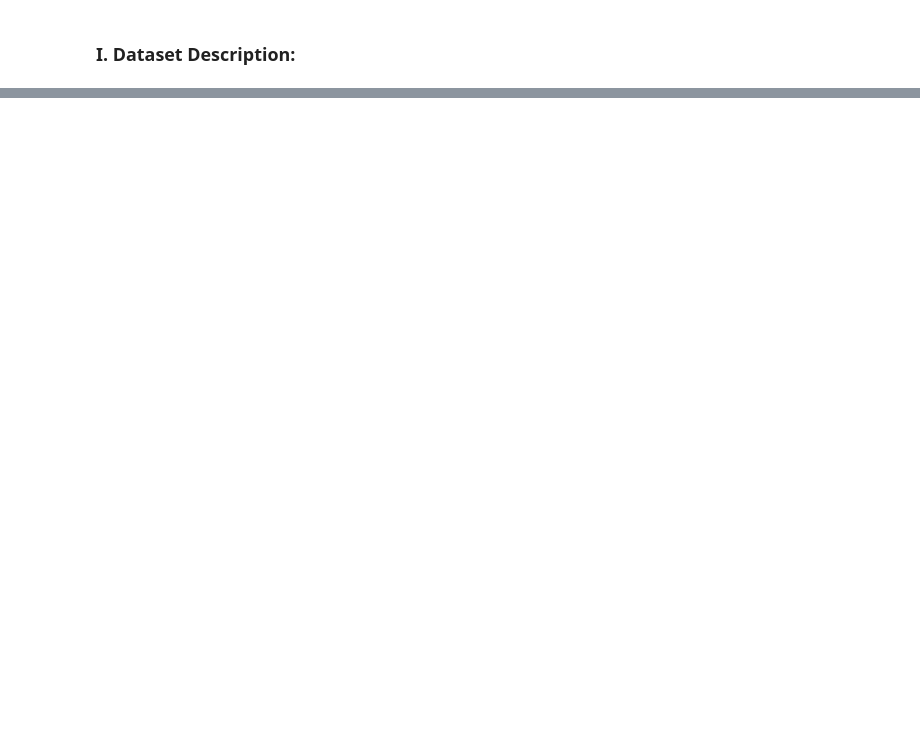
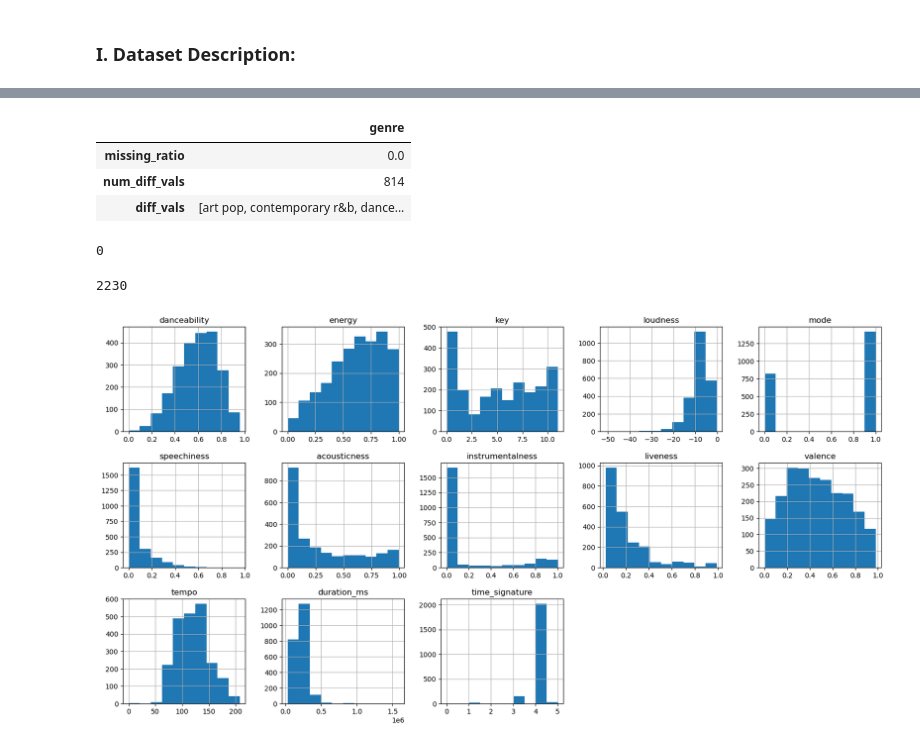
Before and after one commit to quytrungg/Final_Project_CSC14119, a Jupyter notebook: data_exploration/components/audio_features_data_exploration.ipynb, the cells around one changed output, grey strips where cells are left out. Drawn from its saved outputs; the diff is of its cells as text; code cells hidden in the pictures; blank space fills up the shorter version.

```diff
--- a/data_exploration/components/audio_features_data_exploration.ipynb
+++ b/data_exploration/components/audio_features_data_exploration.ipynb
@@ -45,0 +91,20 @@ EmptyDataError: No columns to parse from file
+# %%
+raw_data[['genre']].agg([missing_ratio, num_diff_vals, diff_vals]).round(2)
+# %% [output]
+|  | genre |
+| missing_ratio | 0.0 |
+| num_diff_vals | 814 |
+| diff_vals | [art pop, contemporary r&b, dance... |
+# %%
+raw_data.duplicated().sum()
+# %% [output]
+0
+# %%
+raw_data['id'].nunique()
+# %% [output]
+2230
+# %%
+raw_data.hist(layout=(3, 5), figsize=(20, 10))
+plt.show()
+# %% [output]
+[figure, added]
```
Also changed, not shown: parts of 7 cells of this notebook, 3 other files.
